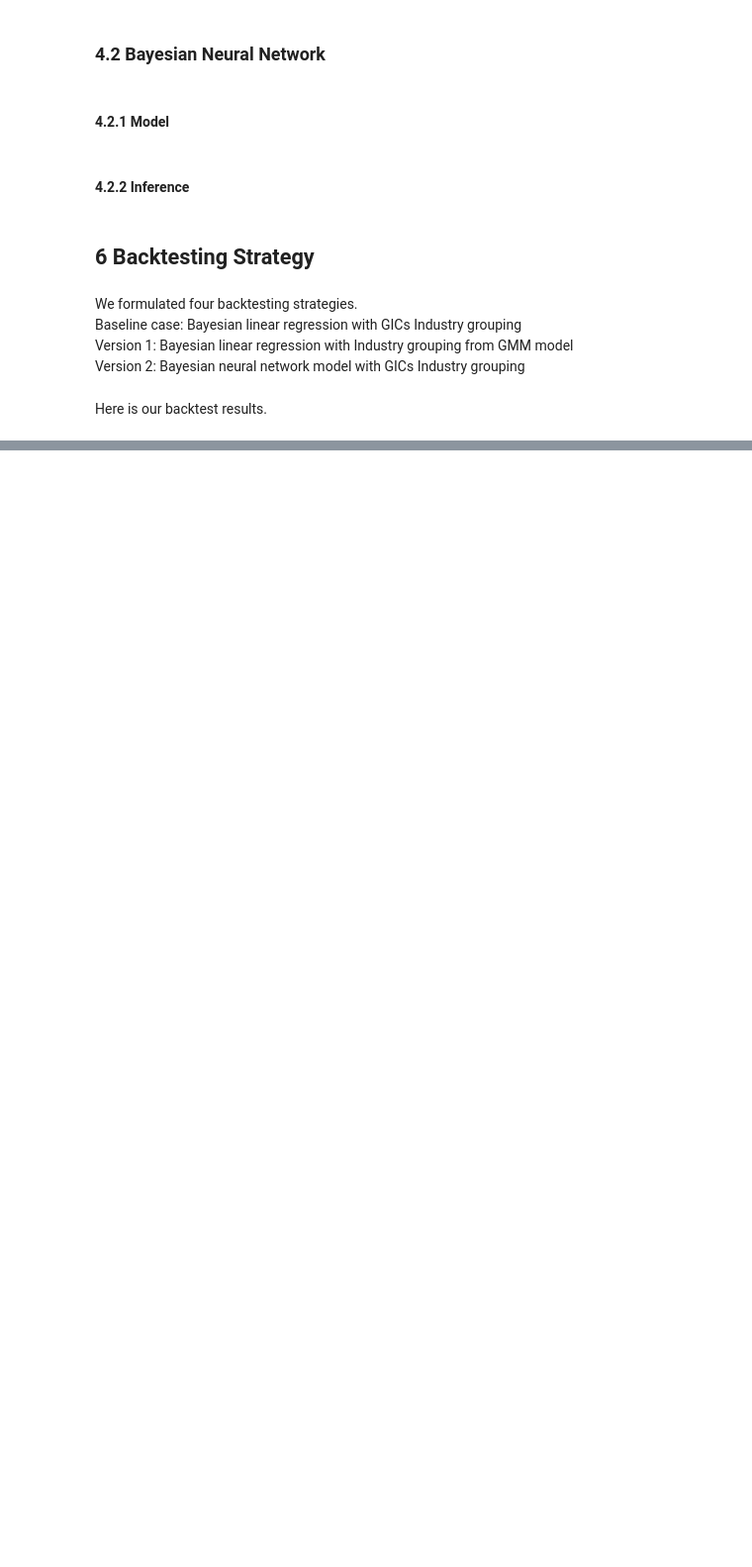
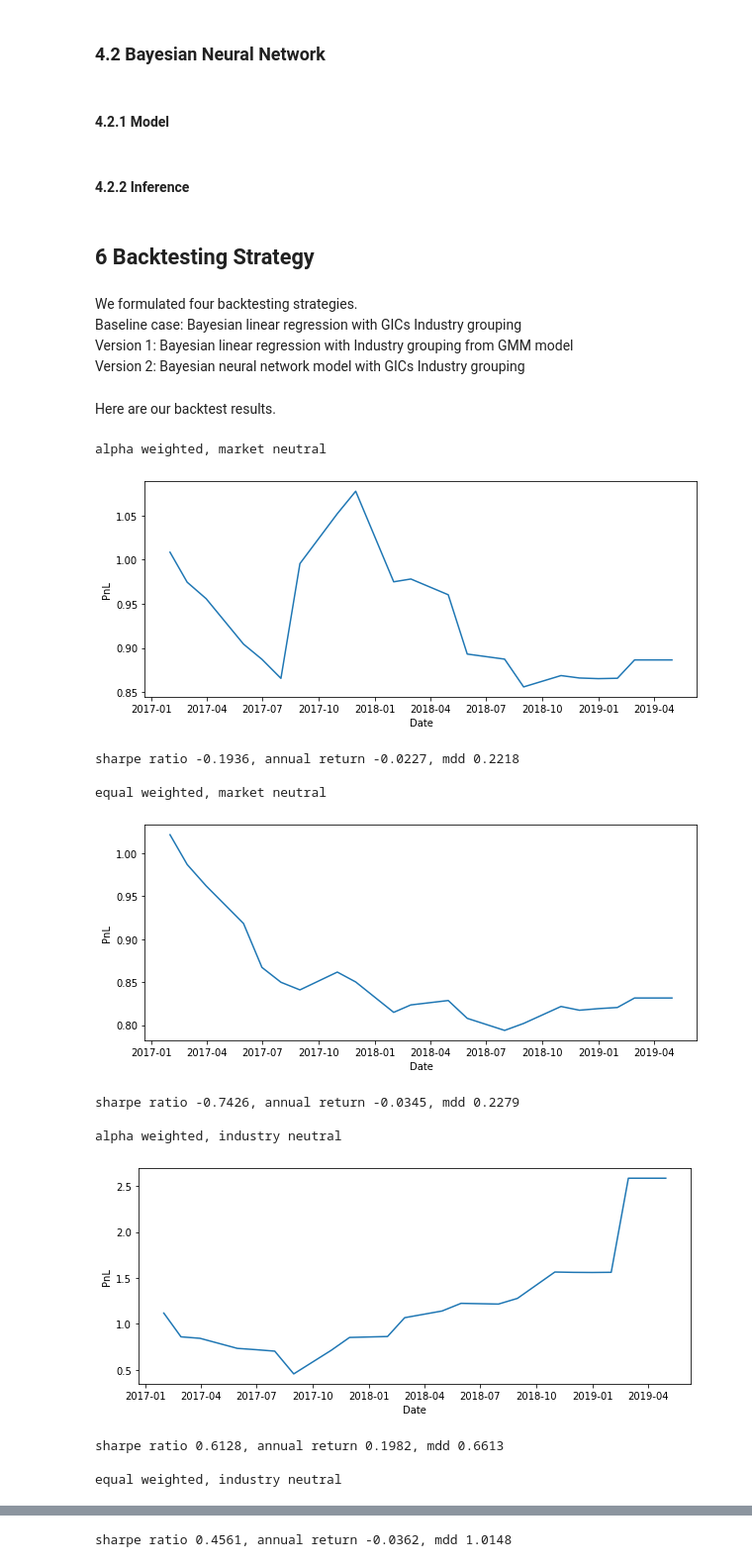
Before and after one commit to lye0618/ML-with-Prob-Prog-Final-Project, a Jupyter notebook: Proposing an effective Backtesting strategy using Bayesian Modeling .ipynb, the cells around one changed output, grey strips where cells are left out. Shown: that part at 99% size. Cells and saved outputs as stored; diff of their text form; code cells hidden in the pictures; blank space fills up the shorter version.

```diff
--- a/Proposing an effective Backtesting strategy using Bayesian Modeling .ipynb
+++ b/Proposing an effective Backtesting strategy using Bayesian Modeling .ipynb
@@ -38,6 +38,6 @@ Take a look at the correlation among our features:
 import warnings
 warnings.filterwarnings('ignore')
 from preprocess import preprocess
-data = preprocess(return_full=True)
+data, y_tr, X_ts, y_ts = preprocess(ret_type='df')
 # %%
 import matplotlib.pyplot as plt
@@ -142,4 +147,22 @@ Baseline case: Bayesian linear regression with GICs Industry grouping<br>
 Version 1: Bayesian linear regression with Industry grouping from GMM model<br>
 Version 2: Bayesian neural network model  with GICs Industry grouping
 # %% [markdown]
-Here is our backtest results.
+Here are our backtest results.
+# %%
+from backtester import *
+final_df = merge_with_tix(resp, preds, X_ts)
+main(final_df)
+# %% [output]
+alpha weighted, market neutral
+[figure, added]
+sharpe ratio -0.1936, annual return -0.0227, mdd 0.2218
+
+equal weighted, market neutral
+[figure, added]
+sharpe ratio -0.7426, annual return -0.0345, mdd 0.2279
+
+alpha weighted, industry neutral
+[figure, added]
+sharpe ratio 0.6128, annual return 0.1982, mdd 0.6613
+
+equal weighted, industry neutral
@@ -145,0 +170 @@ Here is our backtest results.
+sharpe ratio 0.4561, annual return -0.0362, mdd 1.0148
```
Also changed, not shown: parts of 4 cells of this notebook, 4 other files.
